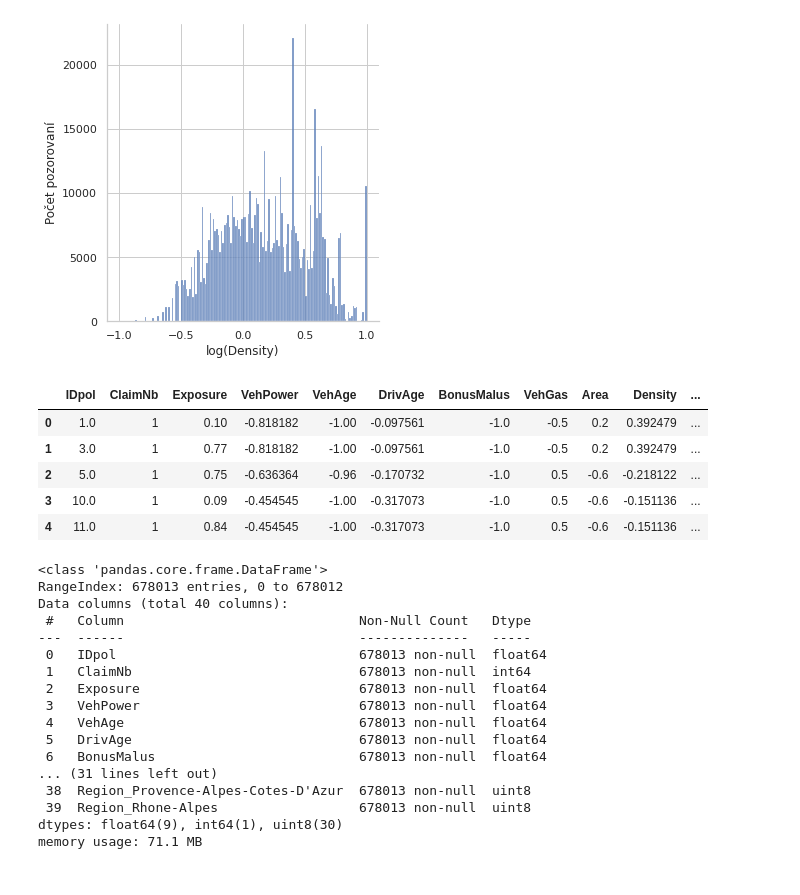
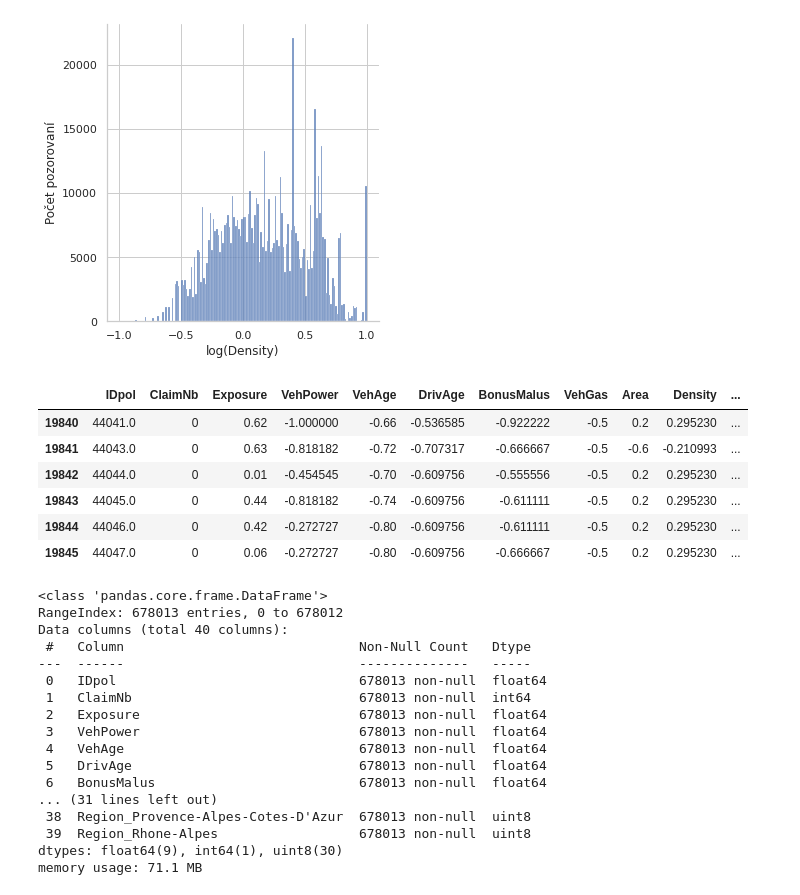
Before and after one commit to jademuun/car_insurance_MTPL, a Jupyter notebook: preprocessing.ipynb, the cells around one changed output. Saved outputs shown, nothing was run; the diff lists cells and outputs as text; code cells hidden in the pictures.

```diff
--- a/preprocessing.ipynb
+++ b/preprocessing.ipynb
@@ -402,15 +403,16 @@ claim['VehGas'] = claim.VehGas.factorize()[0] - 0.5
 # %%
 # One hot encoding with drop first
 claim = pd.get_dummies(claim, drop_first=True, columns = ['VehBrand', 'Region'])
-# %%
-claim.head()
-# %% [output]
-|  | IDpol | ClaimNb | Exposure | VehPower | VehAge | DrivAge | BonusMalus | VehGas | Area | Density | ... |
-| 0 | 1.0 | 1 | 0.10 | -0.818182 | -1.00 | -0.097561 | -1.0 | -0.5 | 0.2 | 0.392479 | ... |
-| 1 | 3.0 | 1 | 0.77 | -0.818182 | -1.00 | -0.097561 | -1.0 | -0.5 | 0.2 | 0.392479 | ... |
-| 2 | 5.0 | 1 | 0.75 | -0.636364 | -0.96 | -0.170732 | -1.0 | 0.5 | -0.6 | -0.218122 | ... |
-| 3 | 10.0 | 1 | 0.09 | -0.454545 | -1.00 | -0.317073 | -1.0 | 0.5 | -0.6 | -0.151136 | ... |
-| 4 | 11.0 | 1 | 0.84 | -0.454545 | -1.00 | -0.317073 | -1.0 | 0.5 | -0.6 | -0.151136 | ... |
+# %%
+claim.iloc[19840:19846]
+# %% [output]
+|  | IDpol | ClaimNb | Exposure | VehPower | VehAge | DrivAge | BonusMalus | VehGas | Area | Density | ... |
+| 19840 | 44041.0 | 0 | 0.62 | -1.000000 | -0.66 | -0.536585 | -0.922222 | -0.5 | 0.2 | 0.295230 | ... |
+| 19841 | 44043.0 | 0 | 0.63 | -0.818182 | -0.72 | -0.707317 | -0.666667 | -0.5 | -0.6 | -0.210993 | ... |
+| 19842 | 44044.0 | 0 | 0.01 | -0.454545 | -0.70 | -0.609756 | -0.555556 | -0.5 | 0.2 | 0.295230 | ... |
+| 19843 | 44045.0 | 0 | 0.44 | -0.818182 | -0.74 | -0.609756 | -0.611111 | -0.5 | 0.2 | 0.295230 | ... |
+| 19844 | 44046.0 | 0 | 0.42 | -0.272727 | -0.80 | -0.609756 | -0.611111 | -0.5 | 0.2 | 0.295230 | ... |
+| 19845 | 44047.0 | 0 | 0.06 | -0.272727 | -0.80 | -0.609756 | -0.666667 | -0.5 | 0.2 | 0.295230 | ... |
 # %%
 claim.info()
 # %% [output]
```
Also changed, not shown: parts of 11 cells of this notebook.
